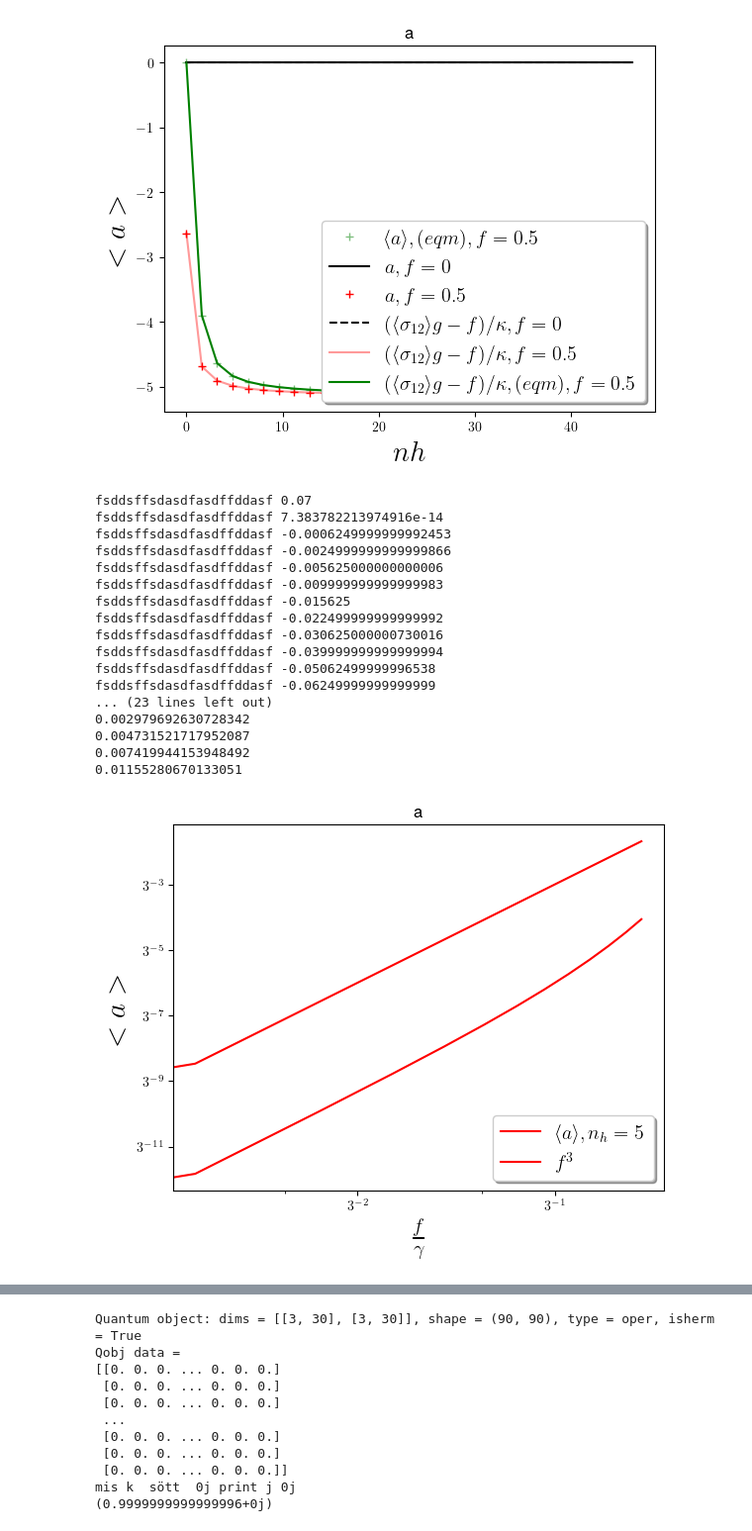
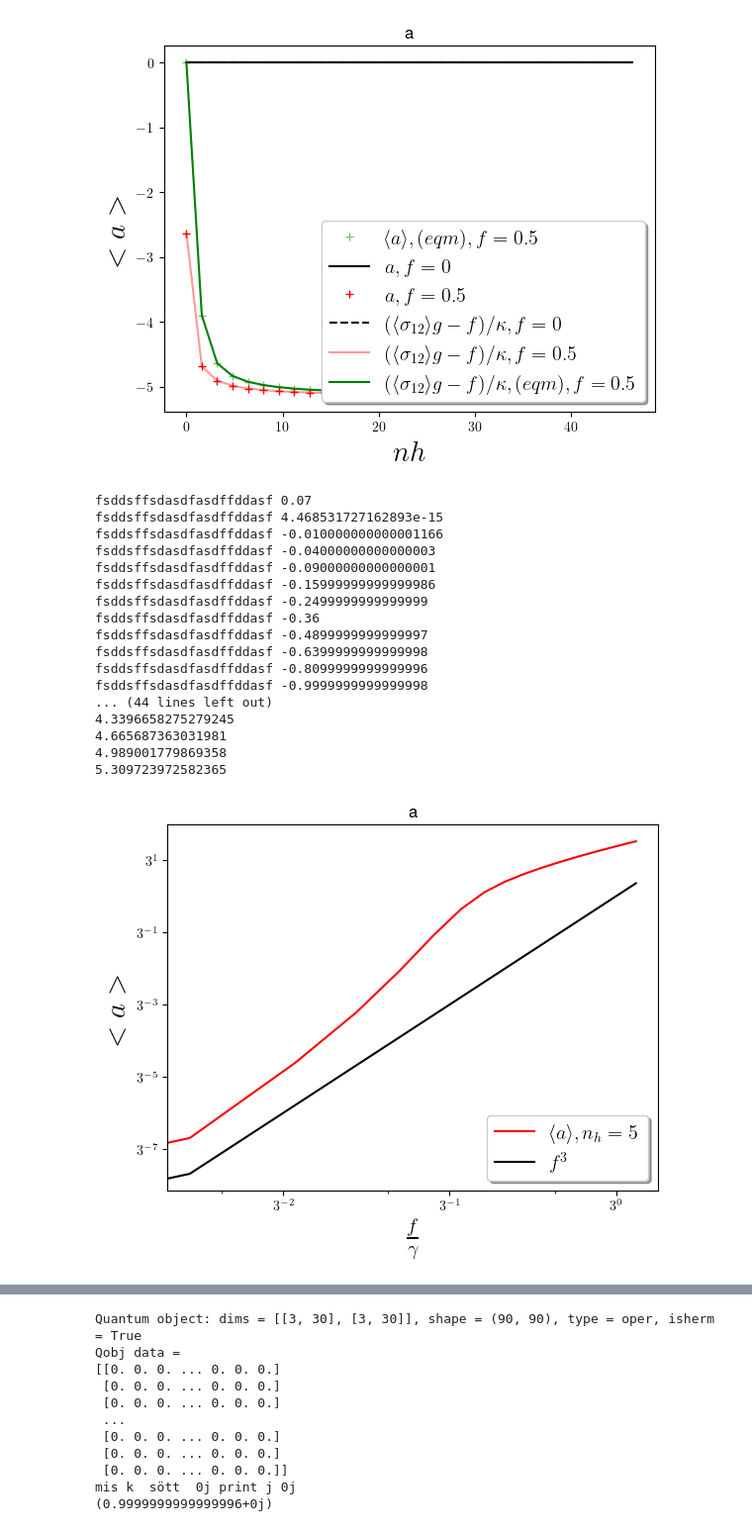
Before and after one commit to SanderStammbach/Sanders-Studium, a Jupyter notebook: Master-Arbeit/main2.ipynb, the cells around one changed output, grey strips where cells are left out. Shown at 99% size. Cells and saved outputs as stored; diff of their text form; code cells hidden in the pictures.

```diff
--- a/Master-Arbeit/main2.ipynb
+++ b/Master-Arbeit/main2.ipynb
@@ -1261,17 +1261,18 @@ fsddsffsdasdfasdffddasf 0.4051126431254358
 # %%
 Delta1=Delta2=0
 gamma_h = gamma_c = 1
-g = 10*kappa
+kappa=0.2
+g = 3*kappa
 nc = ncav = 0.0
 
 Delta1=0
 Delta2=0
-anzahl=13
+anzahl=20
 nh=0
 nc=nf=0
-step=0.05
+step=0.06
 
-f=0
+f=0.000
 ladder_list=[]
 ladder_list_f=[]
 f_list=[]
@@ -1283,7 +1284,7 @@ f_list3=[]
 warm=0
 n_list=(Diverse_Loups.EquationOfMotion3(Delta1 , Delta2 , f , 0, ncav , nc, gamma_c, gamma_h, g ,kappa,anzahl,step,"f"))
 n_f_list=(Diverse_Loups.EquationOfMotion3(Delta1 , Delta2 , f , warm, ncav , nc, gamma_c, gamma_h, g ,kappa,anzahl,step,"f"))
-step=0.045
+
 for i in range(anzahl):
 
 
@@ -1298,51 +1299,51 @@ for i in range(anzahl):
     #a_Ana.append(((-n_f_list[6][i])*g-f)/kappa)
     #a_Ana2.append(n_f_list[4][i])
     f_list.append(f)
     f_list3.append(f**3)
     f+=step
 
 
 import pylab
 import matplotlib.pyplot as plt
 
 fig2, ax = plt.subplots()
 plt.yscale('log',base=3)
 plt.xscale('log',base=3)
 ax.set_xlabel(r' $\frac{f}{\gamma}$', fontsize=21)
 ax.set_ylabel(r'$<a>$',fontsize=21)
 plt.title('a')
 
 
 #plt.plot(np.asarray(f_list)[:anzahl],np.asarray(a_Ana2)[:anzahl],'*',color='green',label=r'$\langle a\rangle, (eqm), nh=5$')
 #plt.plot(np.asarray(f_list)[:anzahl],np.asarray(ladder_list)[:anzahl],'+',color='black',label=r'$ \langle a\rangle , nh=0$')
 plt.plot(np.asarray(f_list)[:anzahl],np.asarray(ladder_list_f)[:anzahl],'-',color='red',label=r' $\langle a\rangle, n_h=5 $')
-plt.plot(np.asarray(f_list)[:anzahl],np.asarray(f_list3)[:anzahl],'-',color='red',label=r' $f^3 $')
+plt.plot(np.asarray(f_list)[:anzahl],np.asarray(f_list3)[:anzahl],'-',color='black',label=r' $f^3 $')
 #plt.plot(np.asarray(f_list)[:anzahl],np.asarray(sigma_list)[:anzahl],'*',color='black',label=r' $(\langle \sigma_{12}\rangle g-f)\kappa, n_h=0$')
 #plt.plot(np.asarray(f_list)[:anzahl],np.asarray(sigma_list_f)[:anzahl],'-',color='red',alpha=0.4,label=r' $(\langle \sigma_{12}\rangle g-f)/\kappa , n_h=5$')
 #plt.plot(np.asarray(f_list)[:anzahl],np.asarray(a_Ana)[:anzahl],'-',color='green',label=r' $(\langle \sigma_{12}\rangle g-f)/\kappa, eqm  n_h=5$')
 #plt.plot(np.asarray(nh_list)[:anzahl],np.asarray(Power_mit_f)[:anzahl],'-',color='black',alpha=0.4,label=r' $Power$')
 legend = ax.legend(loc='lower right', shadow=True, fontsize='x-large')
 legend.get_frame().set_facecolor('white')
 plt.show()
 # %% [output]
 fsddsffsdasdfasdffddasf 0.07
-fsddsffsdasdfasdffddasf 7.383782213974916e-14
-fsddsffsdasdfasdffddasf -0.0006249999999992453
-fsddsffsdasdfasdffddasf -0.0024999999999999866
-fsddsffsdasdfasdffddasf -0.005625000000000006
-fsddsffsdasdfasdffddasf -0.009999999999999983
-fsddsffsdasdfasdffddasf -0.015625
-fsddsffsdasdfasdffddasf -0.022499999999999992
-fsddsffsdasdfasdffddasf -0.030625000000730016
-fsddsffsdasdfasdffddasf -0.039999999999999994
-fsddsffsdasdfasdffddasf -0.05062499999996538
-fsddsffsdasdfasdffddasf -0.06249999999999999
-... (23 lines left out)
-0.002979692630728342
-0.004731521717952087
-0.007419944153948492
-0.01155280670133051
+fsddsffsdasdfasdffddasf 4.468531727162893e-15
+fsddsffsdasdfasdffddasf -0.010000000000001166
+fsddsffsdasdfasdffddasf -0.04000000000000003
+fsddsffsdasdfasdffddasf -0.09000000000000001
+fsddsffsdasdfasdffddasf -0.15999999999999986
+fsddsffsdasdfasdffddasf -0.2499999999999999
+fsddsffsdasdfasdffddasf -0.36
+fsddsffsdasdfasdffddasf -0.4899999999999997
+fsddsffsdasdfasdffddasf -0.6399999999999998
+fsddsffsdasdfasdffddasf -0.8099999999999996
+fsddsffsdasdfasdffddasf -0.9999999999999998
+... (44 lines left out)
+4.3396658275279245
+4.665687363031981
+4.989001779869358
+5.309723972582365
-[figure, old version]
+[figure, new version]
 # %%
 Delta1=Delta2=0
 gamma_h = gamma_c = 1
```
Also changed, not shown: parts of 7 cells of this notebook, 6 other files.
